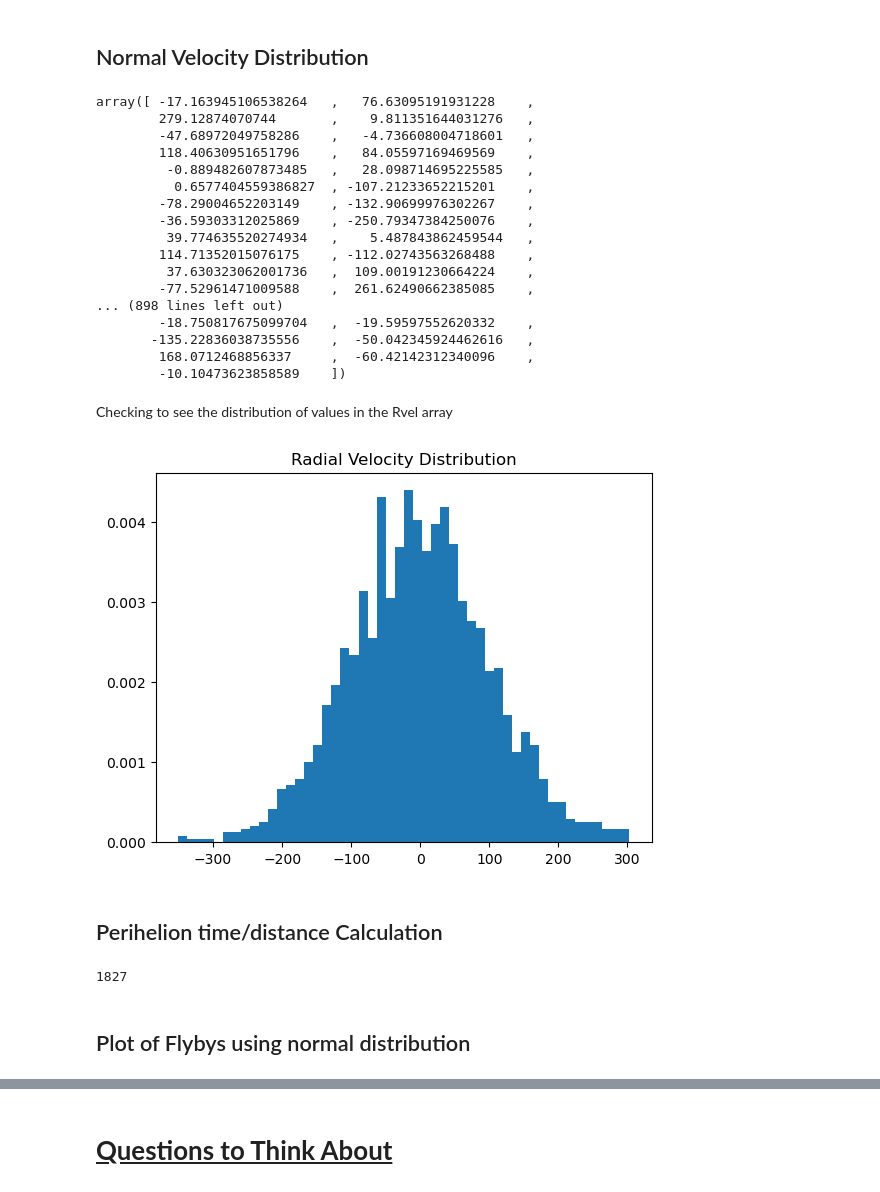
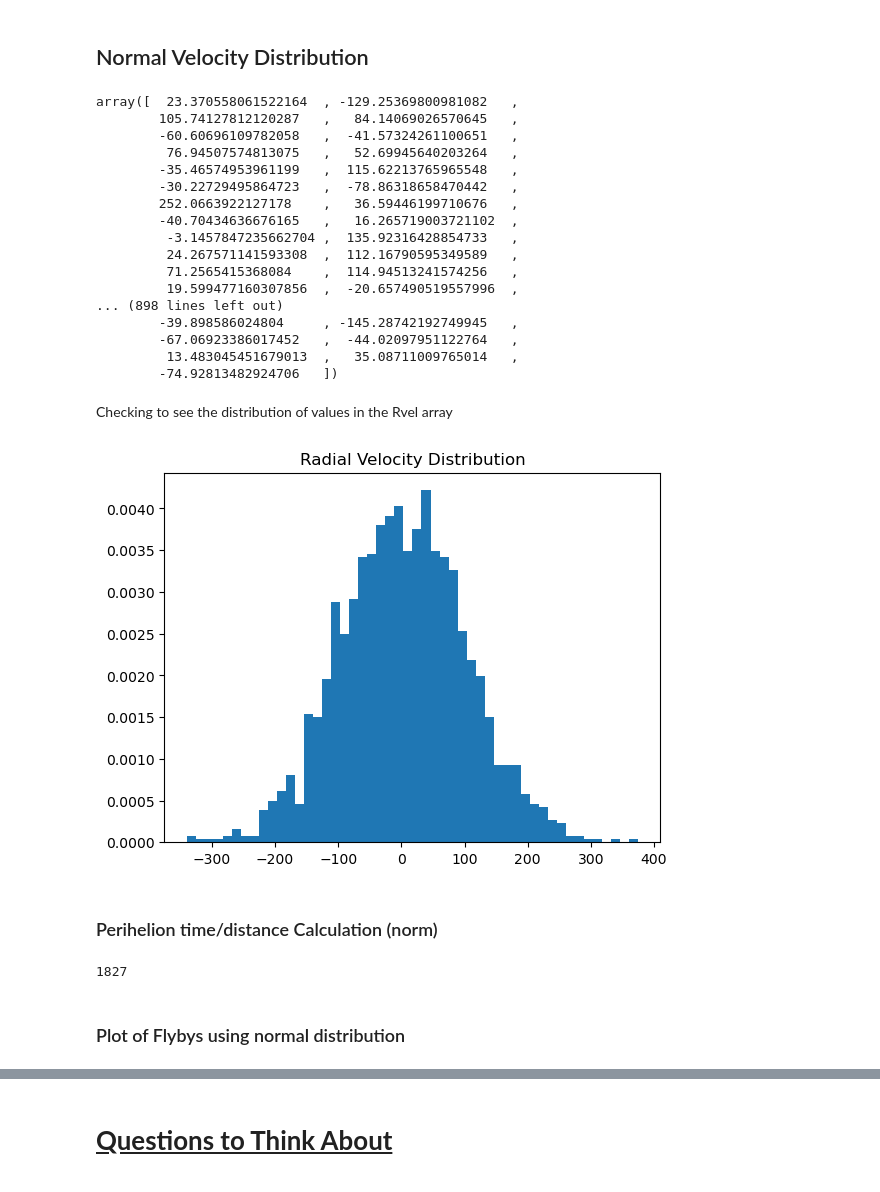
Before and after one commit to emcarthur123/Gaia-Data-Stellar-Flybys, a Jupyter notebook: lowvtan.ipynb, the cells around one changed output, grey strips where cells are left out. Cells and saved outputs as stored; diff of their text form; code cells hidden in the pictures.

```diff
--- a/lowvtan.ipynb
+++ b/lowvtan.ipynb
@@ -198,37 +241,37 @@ Row index=1826
 ## Normal Velocity Distribution
 # %%
 ## generates a random distribution of 1827 values
-Rvel = np.random.randn(1827)*100
+Rvel_normal_dist = np.random.randn(1827)*100
 # %%
-Rvel
+Rvel_normal_dist
 # %% [output]
-array([ -17.163945106538264   ,   76.63095191931228    ,
-        279.12874070744       ,    9.811351644031276   ,
-        -47.68972049758286    ,   -4.736608004718601   ,
-        118.40630951651796    ,   84.05597169469569    ,
-         -0.889482607873485   ,   28.098714695225585   ,
-          0.6577404559386827  , -107.21233652215201    ,
-        -78.29004652203149    , -132.90699976302267    ,
-        -36.59303312025869    , -250.79347384250076    ,
-         39.774635520274934   ,    5.487843862459544   ,
-        114.71352015076175    , -112.02743563268488    ,
-         37.630323062001736   ,  109.00191230664224    ,
-        -77.52961471009588    ,  261.62490662385085    ,
+array([  23.370558061522164  , -129.25369800981082   ,
+        105.74127812120287   ,   84.14069026570645   ,
+        -60.60696109782058   ,  -41.57324261100651   ,
+         76.94507574813075   ,   52.69945640203264   ,
+        -35.46574953961199   ,  115.62213765965548   ,
+        -30.22729495864723   ,  -78.86318658470442   ,
+        252.0663922127178    ,   36.59446199710676   ,
+        -40.70434636676165   ,   16.265719003721102  ,
+         -3.1457847235662704 ,  135.92316428854733   ,
+         24.267571141593308  ,  112.16790595349589   ,
+         71.2565415368084    ,  114.94513241574256   ,
+         19.599477160307856  ,  -20.657490519557996  ,
 ... (898 lines left out)
-        -18.750817675099704   ,  -19.59597552620332    ,
-       -135.22836038735556    ,  -50.042345924462616   ,
-        168.0712468856337     ,  -60.42142312340096    ,
-        -10.10473623858589    ])
+        -39.898586024804     , -145.28742192749945   ,
+        -67.06923386017452   ,  -44.02097951122764   ,
+         13.483045451679013  ,   35.08711009765014   ,
+        -74.92813482924706   ])
 # %% [markdown]
 Checking to see the distribution of values in the Rvel array
 # %%
-pdf, bins, patches = plt.hist(Rvel, bins=50, density=True)
+pdf, bins, patches = plt.hist(Rvel_normal_dist, bins=50, density=True)
 plt.title('Radial Velocity Distribution')
 plt.show()
 # %% [output]
-[figure, old version]
+[figure, new version]
 # %% [markdown]
-## Perihelion time/distance Calculation
+### Perihelion time/distance Calculation (norm)
 # %%
 ## pull out variables on interest
 
@@ -254,7 +297,7 @@ len(rv)
 # %% [output]
 1827
 # %% [markdown]
-## Plot of Flybys using normal distribution
+### Plot of Flybys using normal distribution
 # %%
 plt.scatter(norm_dist_t,norm_dist_d, 10)
 
```
Also changed, not shown: parts of 63 cells of this notebook, 11 other files.
